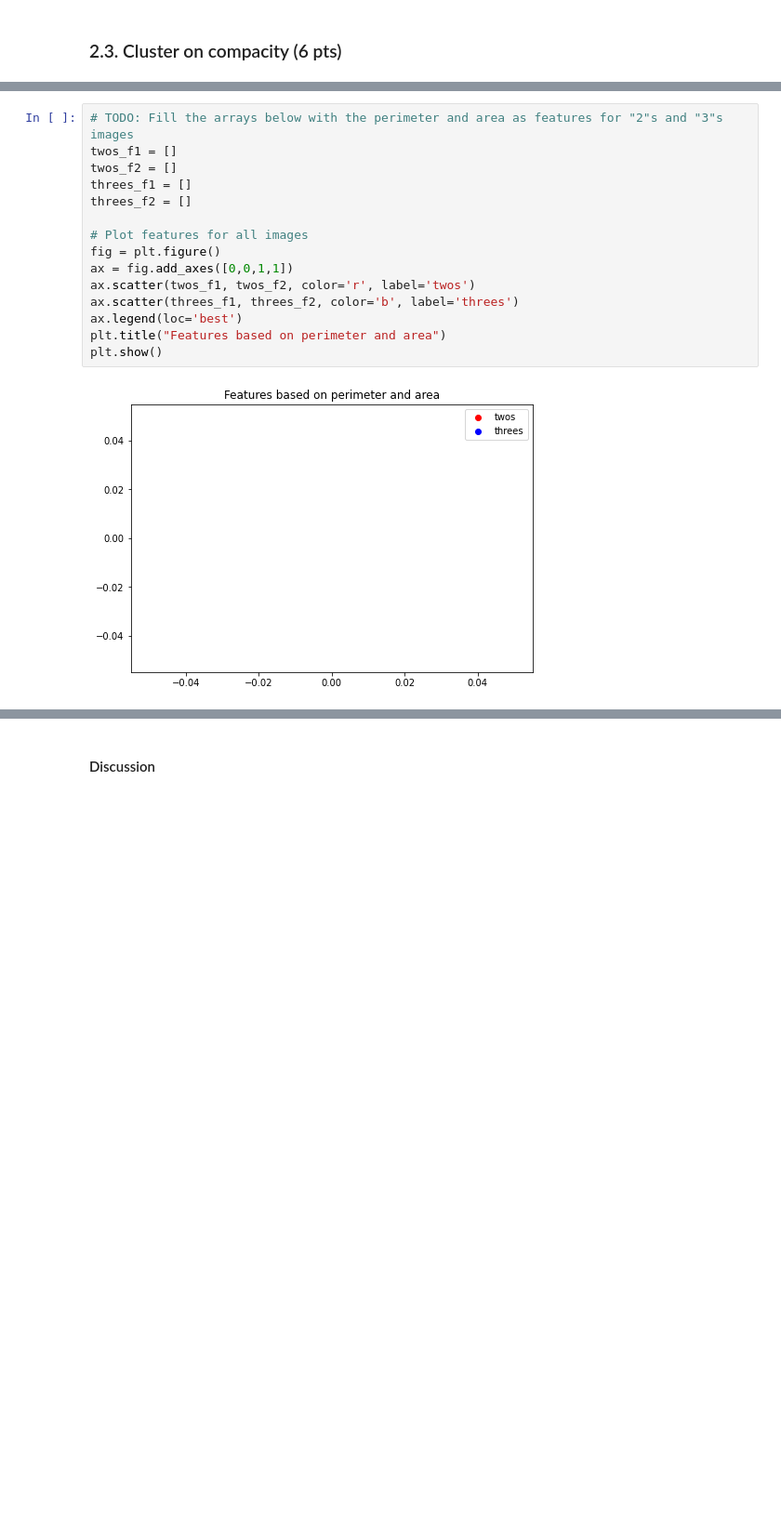
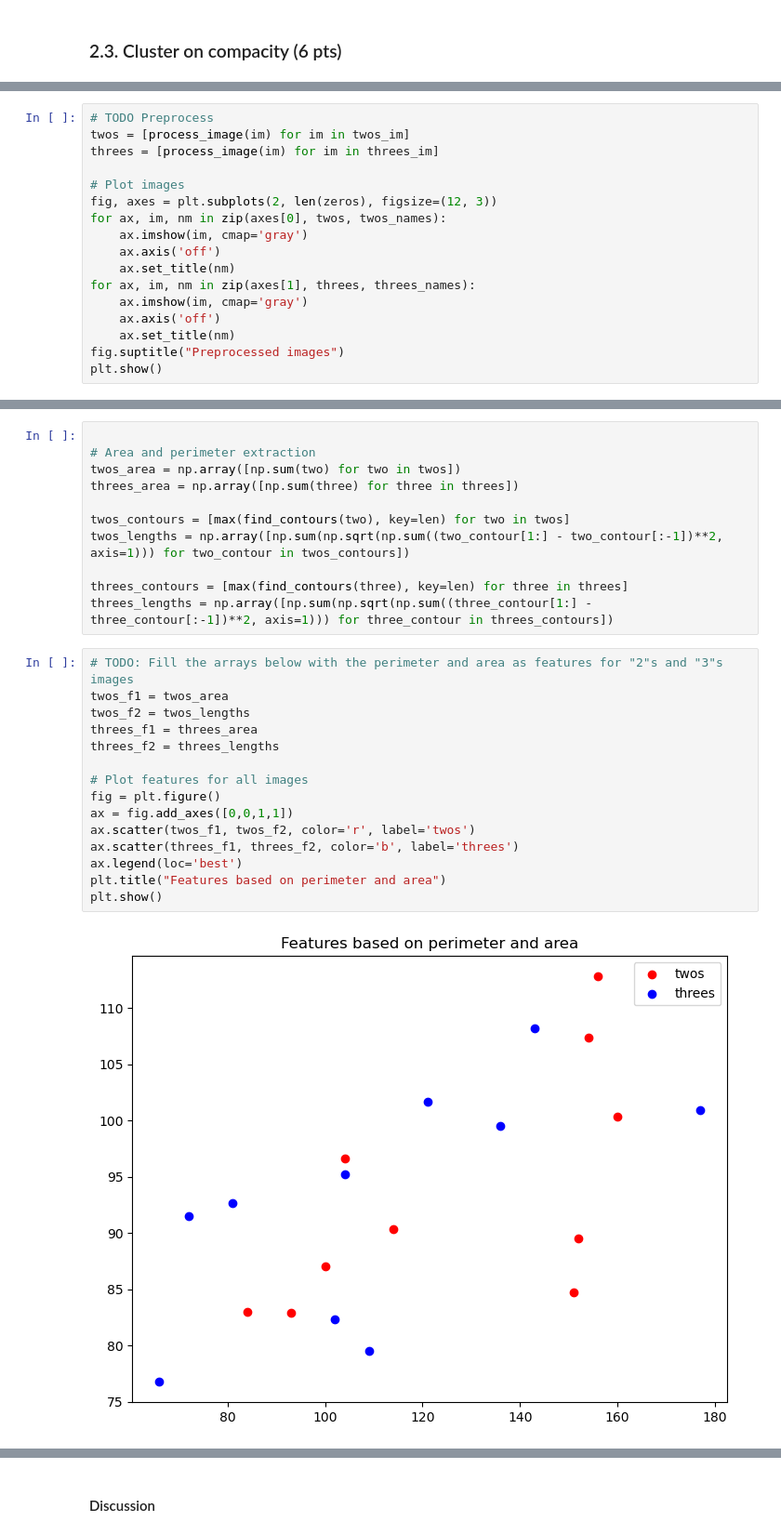
Before and after one commit to EliasWilliamGit/EE451, a Jupyter notebook: labs/lab_02_object_description_Elias.ipynb, the cells around one changed output, grey strips where cells are left out. Shown at 93% size. Cells and saved outputs as stored; diff of their text form; blank space fills up the shorter version.

```diff
--- a/labs/lab_02_object_description_Elias.ipynb
+++ b/labs/lab_02_object_description_Elias.ipynb
@@ -599,0 +599,17 @@ In this part, you will use the "2"s and "3"s images.
+# %%
+# TODO Preprocess
+twos = [process_image(im) for im in twos_im]
+threes = [process_image(im) for im in threes_im]
+
+# Plot images
+fig, axes = plt.subplots(2, len(zeros), figsize=(12, 3))
+for ax, im, nm in zip(axes[0], twos, twos_names):
+    ax.imshow(im, cmap='gray')
+    ax.axis('off')
+    ax.set_title(nm)
+for ax, im, nm in zip(axes[1], threes, threes_names):
+    ax.imshow(im, cmap='gray')
+    ax.axis('off')
+    ax.set_title(nm)
+fig.suptitle("Preprocessed images")
+plt.show()
@@ -600,17 +618,28 @@ In this part, you will use the "2"s and "3"s images.
+# %%
+
+# Area and perimeter extraction
+twos_area = np.array([np.sum(two) for two in twos])
+threes_area = np.array([np.sum(three) for three in threes])
+
+twos_contours = [max(find_contours(two), key=len) for two in twos]
+twos_lengths = np.array([np.sum(np.sqrt(np.sum((two_contour[1:] - two_contour[:-1])**2, axis=1))) for two_contour in twos_contours])
+
+threes_contours = [max(find_contours(three), key=len) for three in threes]
+threes_lengths = np.array([np.sum(np.sqrt(np.sum((three_contour[1:] - three_contour[:-1])**2, axis=1))) for three_contour in threes_contours])
 # %%
 # TODO: Fill the arrays below with the perimeter and area as features for "2"s and "3"s images
-twos_f1 = []
-twos_f2 = []
-threes_f1 = []
-threes_f2 = []
+twos_f1 = twos_area
+twos_f2 = twos_lengths
+threes_f1 = threes_area
+threes_f2 = threes_lengths
 
 # Plot features for all images
 fig = plt.figure()
 ax = fig.add_axes([0,0,1,1])
 ax.scatter(twos_f1, twos_f2, color='r', label='twos')
 ax.scatter(threes_f1, threes_f2, color='b', label='threes')
 ax.legend(loc='best')
 plt.title("Features based on perimeter and area")
 plt.show()
 # %% [output]
-[figure, old version]
+[figure, new version]
```
Also changed, not shown: parts of 11 cells of this notebook, 1 other file.
